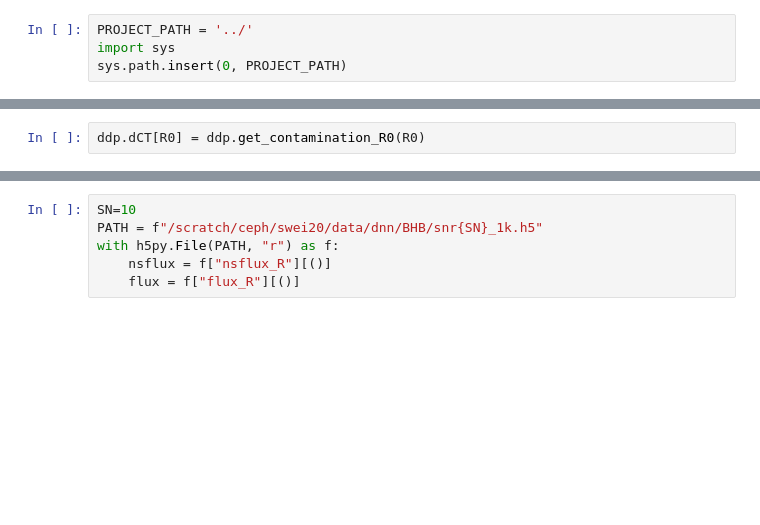
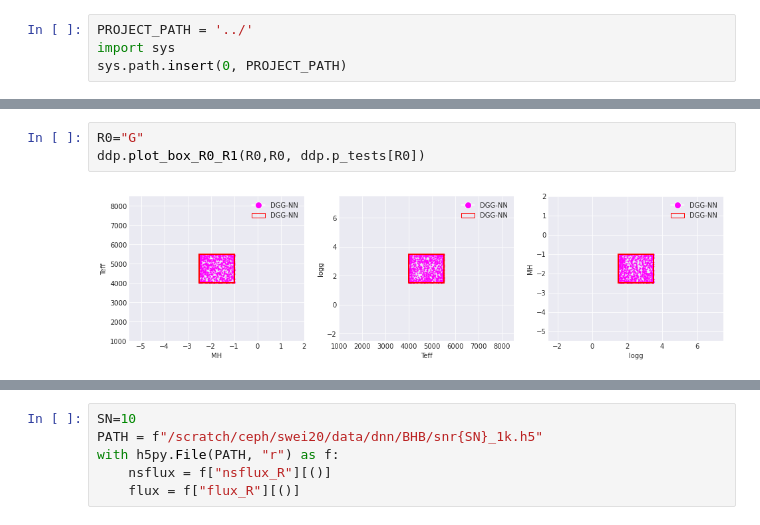
Before and after one commit to ViskaWei/LV, a Jupyter notebook: nb/dnn.ipynb, the cells around one changed output, grey strips where cells are left out. Cells and saved outputs as stored; diff of their text form; blank space fills up the shorter version.

```diff
--- a/nb/dnn.ipynb
+++ b/nb/dnn.ipynb
@@ -21,2 +33,5 @@ ddp.dCT={}
-# %%
-ddp.dCT[R0] = ddp.get_contamination_R0(R0)
+# %%
+R0="G"
+ddp.plot_box_R0_R1(R0,R0, ddp.p_tests[R0])
+# %% [output]
+[figure, added]
```
Also changed, not shown: parts of 17 cells of this notebook, 12 other files.
